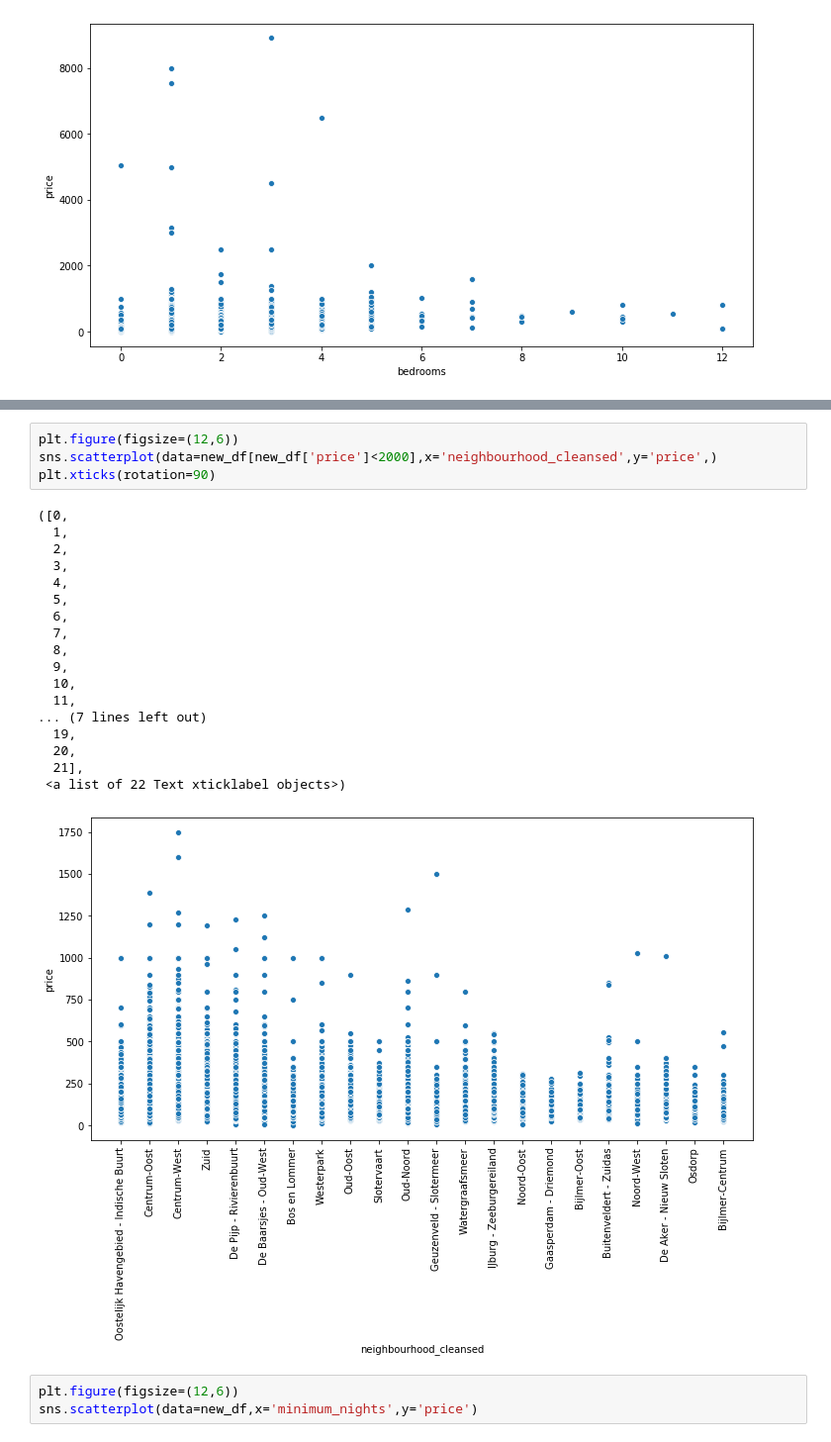
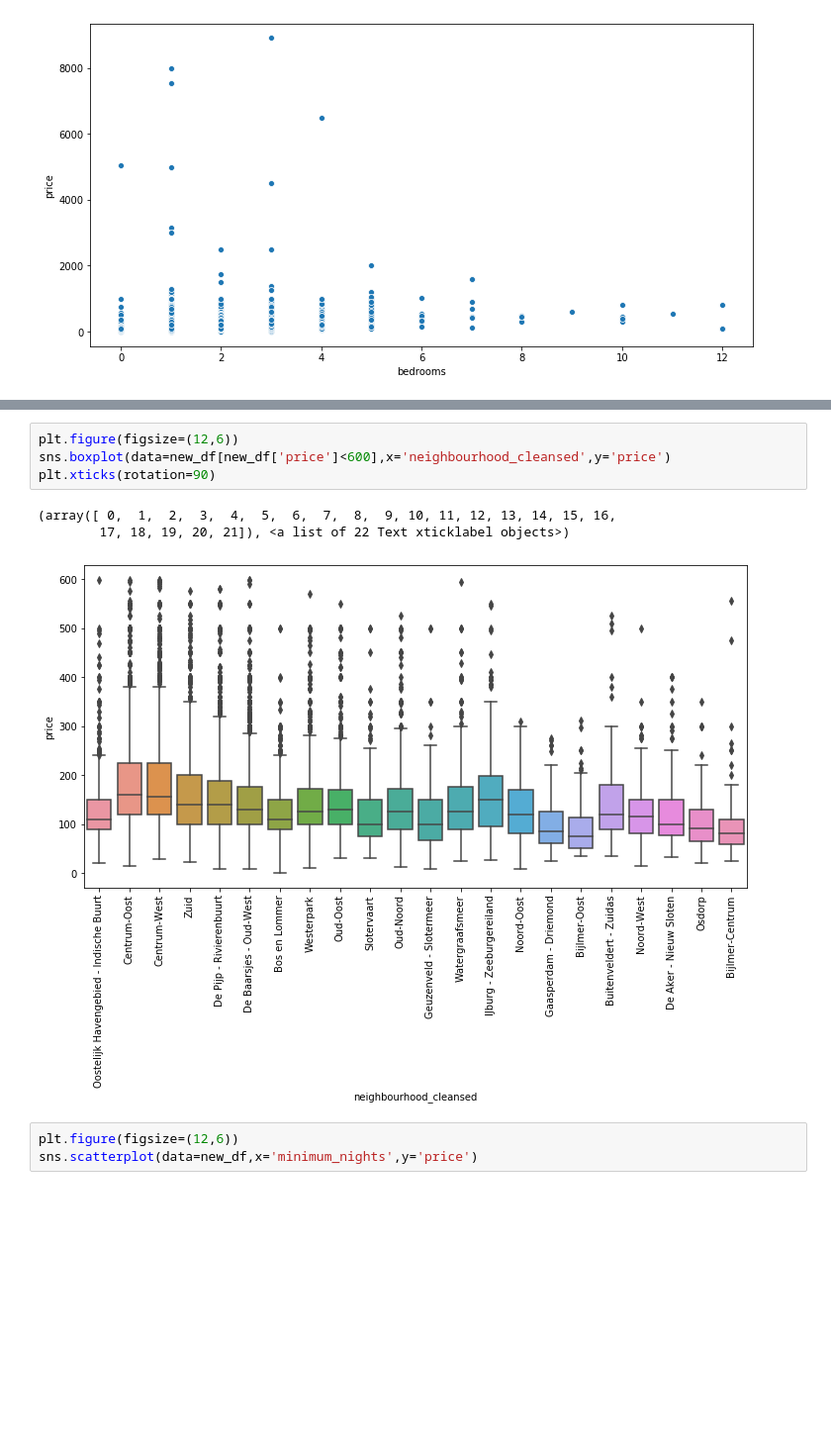
Before and after one commit to siyuan-song/My_projects, a Jupyter notebook: Airbnb.ipynb, the cells around one changed output, grey strips where cells are left out. Shown at 99% size. Drawn from its saved outputs; the diff is of its cells as text; blank space fills up the shorter version.

```diff
--- a/Airbnb.ipynb
+++ b/Airbnb.ipynb
@@ -216,27 +217,12 @@ plt.xticks(rotation=90)
 [figure]
 # %%
 plt.figure(figsize=(12,6))
-sns.scatterplot(data=new_df[new_df['price']<2000],x='neighbourhood_cleansed',y='price',)
+sns.boxplot(data=new_df[new_df['price']<600],x='neighbourhood_cleansed',y='price')
 plt.xticks(rotation=90)
 # %% [output]
-([0,
-  1,
-  2,
-  3,
-  4,
-  5,
-  6,
-  7,
-  8,
-  9,
-  10,
-  11,
-... (7 lines left out)
-  19,
-  20,
-  21],
- <a list of 22 Text xticklabel objects>)
+(array([ 0,  1,  2,  3,  4,  5,  6,  7,  8,  9, 10, 11, 12, 13, 14, 15, 16,
+        17, 18, 19, 20, 21]), <a list of 22 Text xticklabel objects>)
-[figure, old version]
+[figure, new version]
 # %%
 plt.figure(figsize=(12,6))
 sns.scatterplot(data=new_df,x='minimum_nights',y='price')
```
Also changed, not shown: parts of 56 cells of this notebook.
